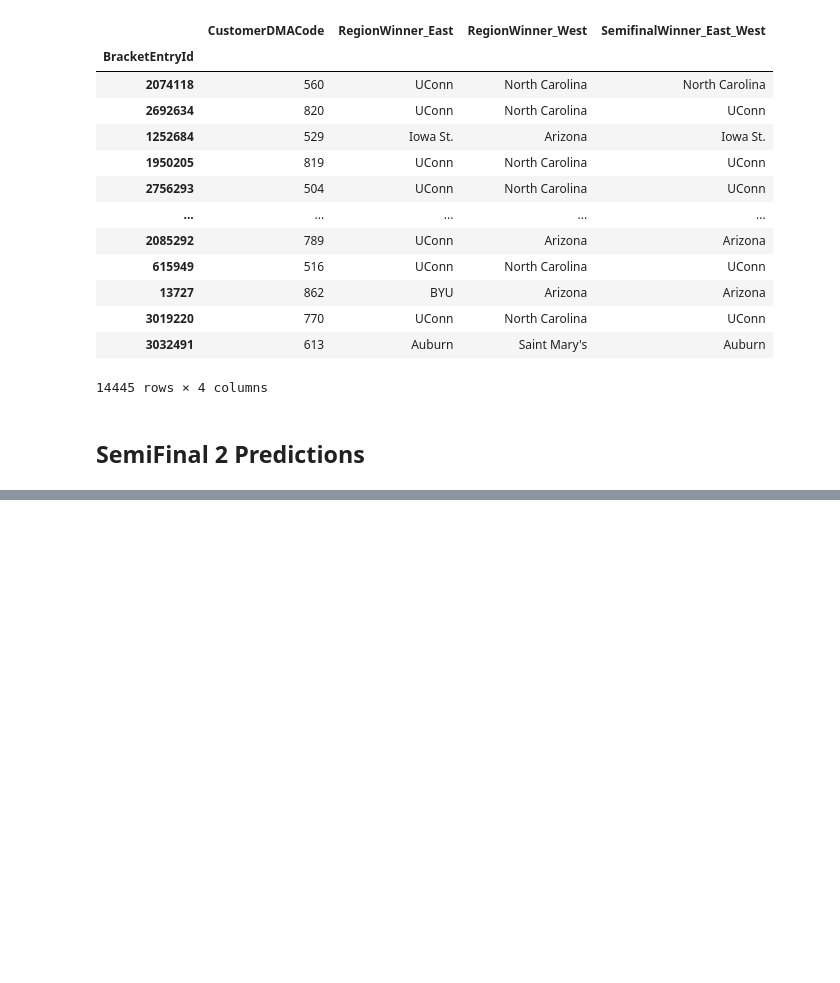
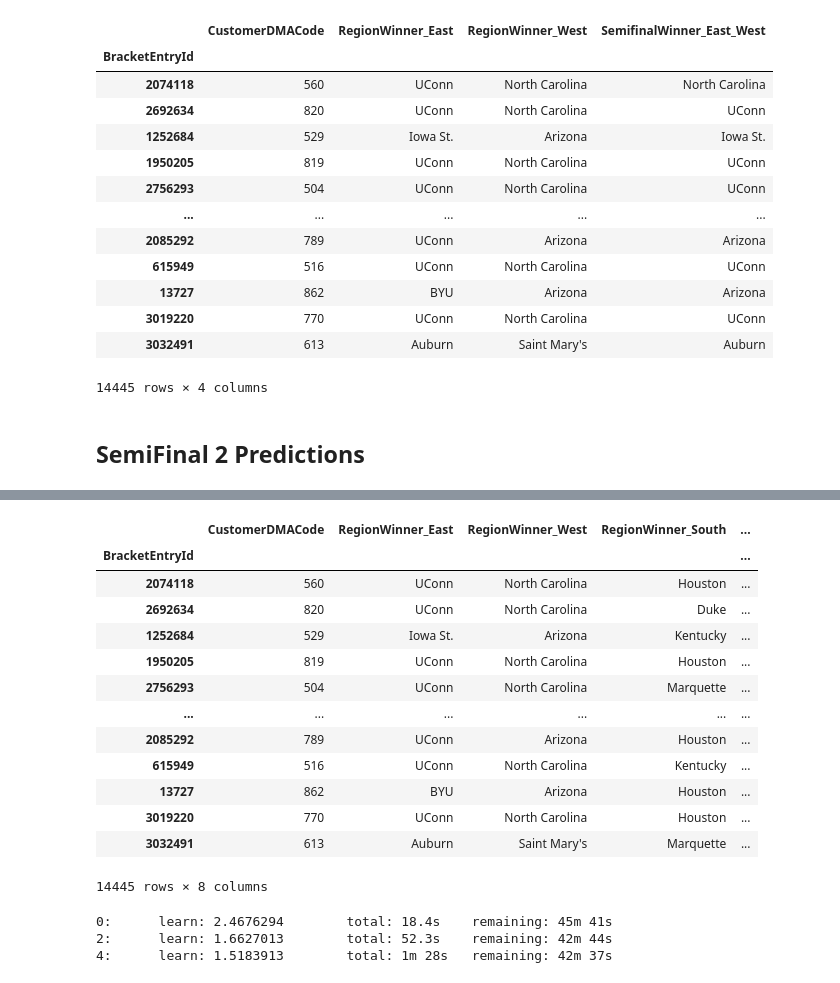
Before and after one commit to Vishnuanand77/Crossroads-Classic-Analytics-Challenge-Learning-Machine, a Jupyter notebook: GBDT.ipynb, the cells around one changed output, grey strips where cells are left out. Saved outputs shown, nothing was run; the diff lists cells and outputs as text; code cells hidden in the pictures; blank space fills up the shorter version.

```diff
--- a/GBDT.ipynb
+++ b/GBDT.ipynb
@@ -199,0 +273,54 @@ bracket_test_semifinal2
+# %%
+finals_test_df = bracket_test[['CustomerDMACode', 'RegionWinner_East', 'RegionWinner_West', 'RegionWinner_South',
+                                       'RegionWinner_Midwest', 'BracketEntryId']]
+finals_test_df.set_index('BracketEntryId', inplace=True)
+
+# Select only required columns
+finals_test_df = finals_test_df[['CustomerDMACode', 'RegionWinner_East', 'RegionWinner_West', 'RegionWinner_South', 'RegionWinner_Midwest']]
+
+# Merge only the required columns from semifinal DataFrames
+finals_test_df = finals_test_df.join(bracket_test_simple[['SemifinalWinner_East_West']], how='left')
+finals_test_df = finals_test_df.join(bracket_test_semifinal2[['SemifinalWinner_South_Midwest']], how='left')
+finals_test_df['CustomerDMACode'] = finals_test_df['CustomerDMACode'].astype(str).str[:-2]
+
+finals_test_df["NationalChampion"] = ""
+finals_test_df
+# %% [output]
+|  | CustomerDMACode | RegionWinner_East | RegionWinner_West | RegionWinner_South | ... |
+| BracketEntryId |  |  |  |  | ... |
+| 2074118 | 560 | UConn | North Carolina | Houston | ... |
+| 2692634 | 820 | UConn | North Carolina | Duke | ... |
+| 1252684 | 529 | Iowa St. | Arizona | Kentucky | ... |
+| 1950205 | 819 | UConn | North Carolina | Houston | ... |
+| 2756293 | 504 | UConn | North Carolina | Marquette | ... |
+| ... | ... | ... | ... | ... | ... |
+| 2085292 | 789 | UConn | Arizona | Houston | ... |
+| 615949 | 516 | UConn | North Carolina | Kentucky | ... |
+| 13727 | 862 | BYU | Arizona | Houston | ... |
+| 3019220 | 770 | UConn | North Carolina | Houston | ... |
+| 3032491 | 613 | Auburn | Saint Mary's | Marquette | ... |
+14445 rows × 8 columns
+# %%
+# Define training data (from bracket_training_simple)
+X_train = finals_training_df[['CustomerDMACode', 'RegionWinner_East', 'RegionWinner_West', 'RegionWinner_South',
+                              'RegionWinner_Midwest', 'SemifinalWinner_East_West', 'SemifinalWinner_South_Midwest']]
+y_train = finals_training_df['NationalChampion']
+
+# Define test data (from bracket_test_simple)
+X_test = finals_test_df[['CustomerDMACode', 'RegionWinner_East', 'RegionWinner_West', 'RegionWinner_South',
+                              'RegionWinner_Midwest', 'SemifinalWinner_East_West', 'SemifinalWinner_South_Midwest']]
+
+# Define categorical features
+cat_features = ['CustomerDMACode', 'RegionWinner_East', 'RegionWinner_West', 'RegionWinner_South',
+                              'RegionWinner_Midwest', 'SemifinalWinner_East_West', 'SemifinalWinner_South_Midwest']
+
+# Initialize and train the model
+model = CatBoostClassifier(iterations=150, depth=6, learning_rate=0.1, cat_features=cat_features, verbose=2)
+model.fit(X_train, y_train)
+
+finals_test_df['NationalChampion'] = model.predict(X_test).flatten()
+finals_test_df
+# %% [output]
+0:      learn: 2.4676294        total: 18.4s    remaining: 45m 41s
+2:      learn: 1.6627013        total: 52.3s    remaining: 42m 44s
+4:      learn: 1.5183913        total: 1m 28s   remaining: 42m 37s
```
Also changed, not shown: parts of 3 cells of this notebook, 6 other files.
